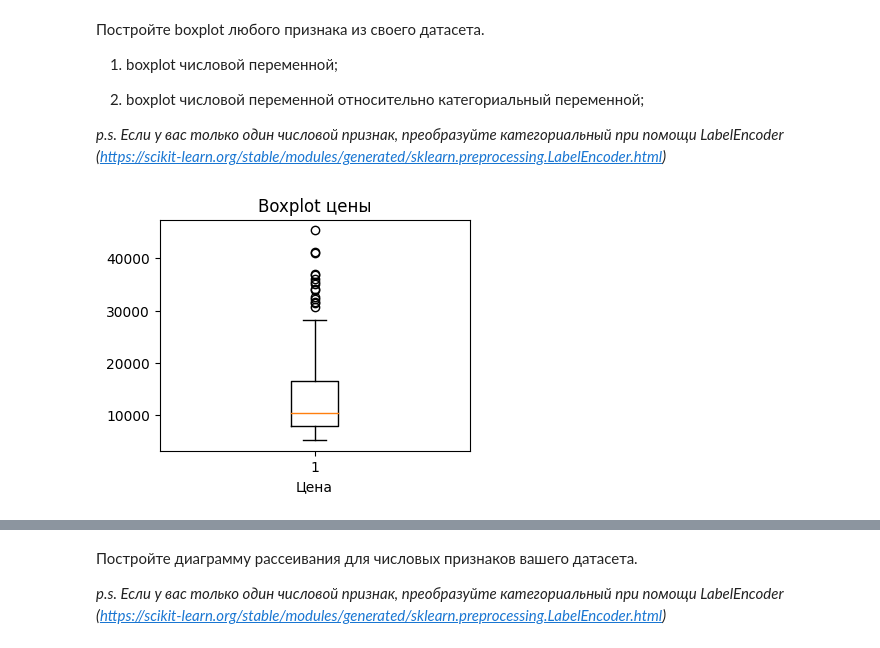
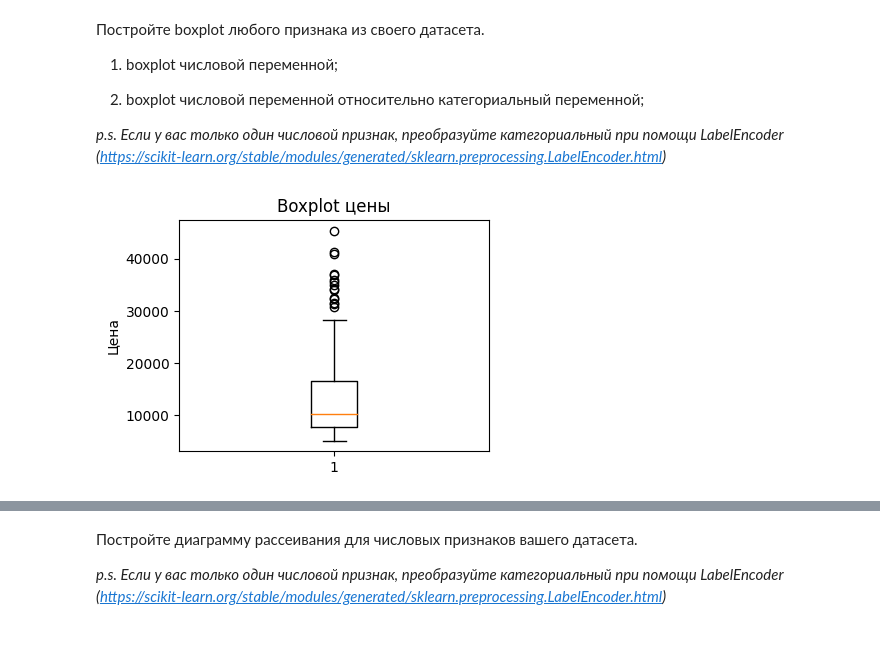
Before and after one commit to Dekamonia/MachineLearning, a Jupyter notebook: lab2/lab02.ipynb, the cells around one changed output, grey strips where cells are left out. Cells and saved outputs as stored; diff of their text form; code cells hidden in the pictures.

```diff
--- a/lab2/lab02.ipynb
+++ b/lab2/lab02.ipynb
@@ -173,8 +173,8 @@ plt.show()
 # %%
 plt.figure(figsize=(4, 3))
 plt.boxplot(df['price'])
 plt.title('Boxplot цены')
-plt.xlabel('Цена')
+plt.ylabel('Цена')
 plt.show()
 # %% [output]
-[figure, old version]
+[figure, new version]
```
Also changed, not shown: parts of 3 cells of this notebook.
